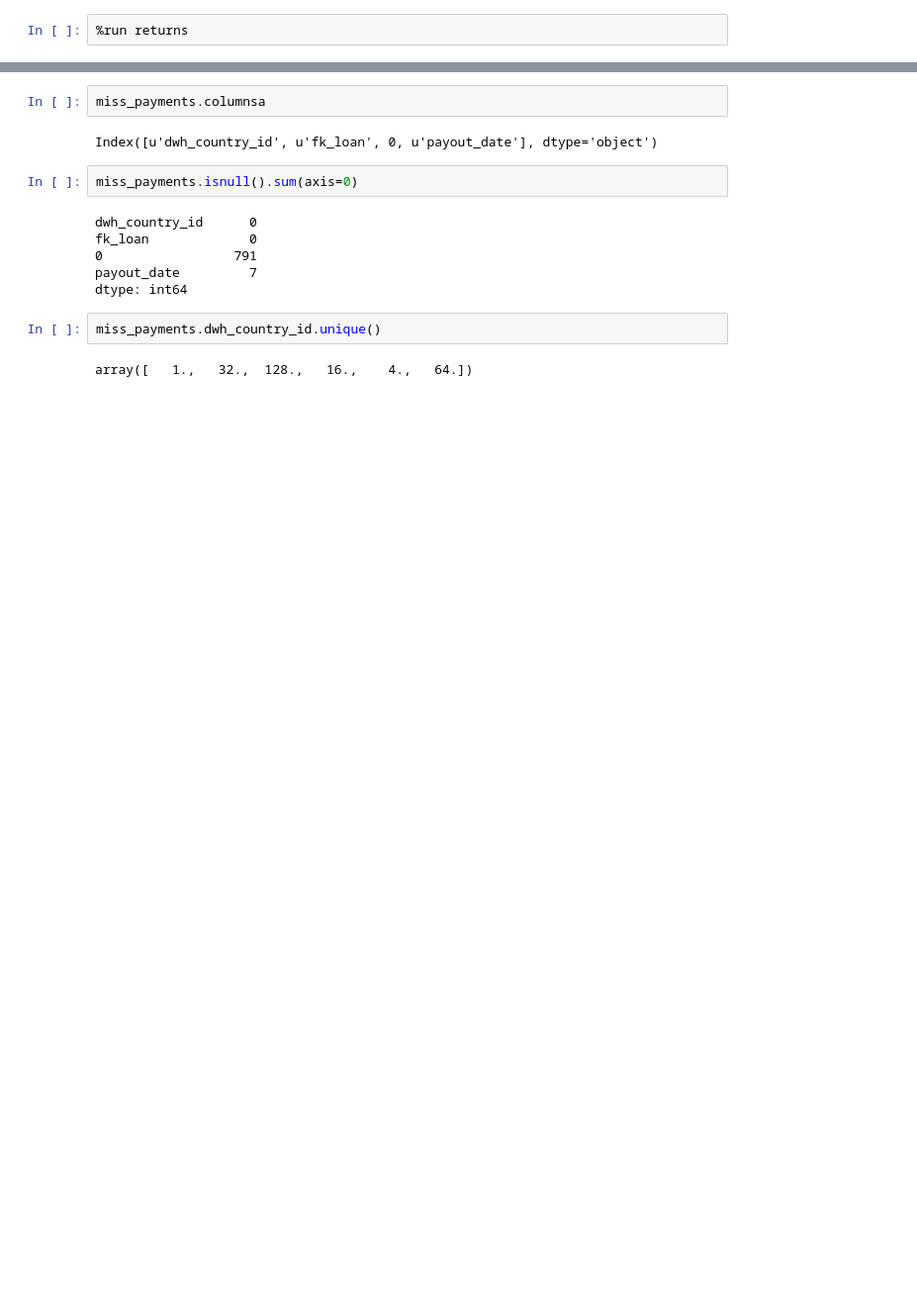
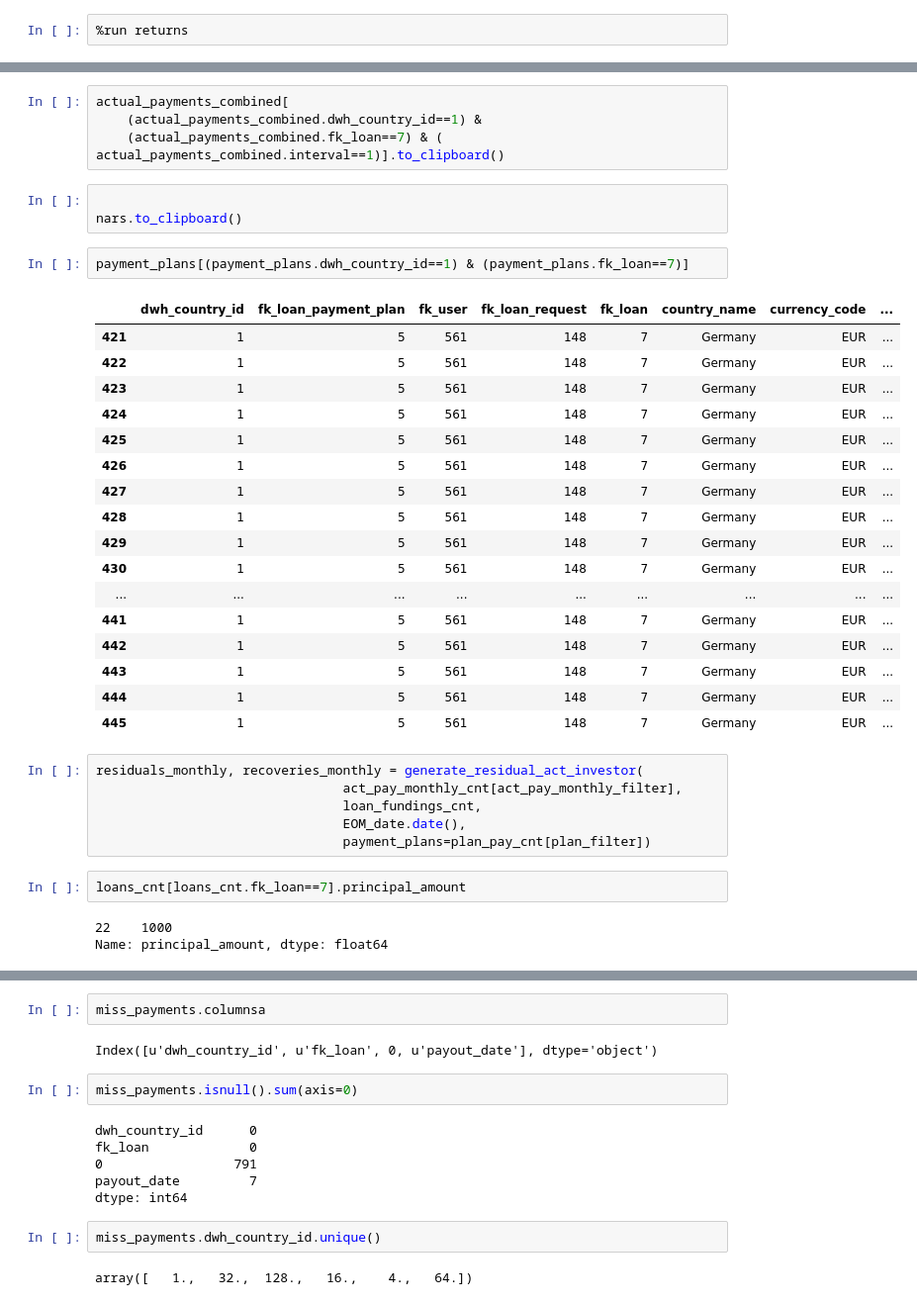
Before and after one commit to seanv507/lendico, a Jupyter notebook: Projects/Returns/src/returns01.ipynb, the cells around one changed output, grey strips where cells are left out. Shown: that part at 99% size. Drawn from its saved outputs; the diff is of its cells as text; blank space fills up the shorter version.

```diff
--- a/Projects/Returns/src/returns01.ipynb
+++ b/Projects/Returns/src/returns01.ipynb
@@ -233,0 +479,38 @@ AttributeError: 'NoneType' object has no attribute 'set_completer_delims'
+# %%
+actual_payments_combined[
+    (actual_payments_combined.dwh_country_id==1) &
+    (actual_payments_combined.fk_loan==7) & ( actual_payments_combined.interval==1)].to_clipboard()
+# %%
+
+nars.to_clipboard()
+# %%
+payment_plans[(payment_plans.dwh_country_id==1) & (payment_plans.fk_loan==7)]
+# %% [output]
+|  | dwh_country_id | fk_loan_payment_plan | fk_user | fk_loan_request | fk_loan | country_name | currency_code | ... |
+| 421 | 1 | 5 | 561 | 148 | 7 | Germany | EUR | ... |
+| 422 | 1 | 5 | 561 | 148 | 7 | Germany | EUR | ... |
+| 423 | 1 | 5 | 561 | 148 | 7 | Germany | EUR | ... |
+| 424 | 1 | 5 | 561 | 148 | 7 | Germany | EUR | ... |
+| 425 | 1 | 5 | 561 | 148 | 7 | Germany | EUR | ... |
+| 426 | 1 | 5 | 561 | 148 | 7 | Germany | EUR | ... |
+| 427 | 1 | 5 | 561 | 148 | 7 | Germany | EUR | ... |
+| 428 | 1 | 5 | 561 | 148 | 7 | Germany | EUR | ... |
+| 429 | 1 | 5 | 561 | 148 | 7 | Germany | EUR | ... |
+| 430 | 1 | 5 | 561 | 148 | 7 | Germany | EUR | ... |
+| ... | ... | ... | ... | ... | ... | ... | ... | ... |
+| 441 | 1 | 5 | 561 | 148 | 7 | Germany | EUR | ... |
+| 442 | 1 | 5 | 561 | 148 | 7 | Germany | EUR | ... |
+| 443 | 1 | 5 | 561 | 148 | 7 | Germany | EUR | ... |
+| 444 | 1 | 5 | 561 | 148 | 7 | Germany | EUR | ... |
+| 445 | 1 | 5 | 561 | 148 | 7 | Germany | EUR | ... |
+# %%
+residuals_monthly, recoveries_monthly = generate_residual_act_investor(
+                                act_pay_monthly_cnt[act_pay_monthly_filter],
+                                loan_fundings_cnt,
+                                EOM_date.date(),
+                                payment_plans=plan_pay_cnt[plan_filter])
+# %%
+loans_cnt[loans_cnt.fk_loan==7].principal_amount
+# %% [output]
+22    1000
+Name: principal_amount, dtype: float64
```
Also changed, not shown: parts of 115 cells of this notebook, 6 other files.
